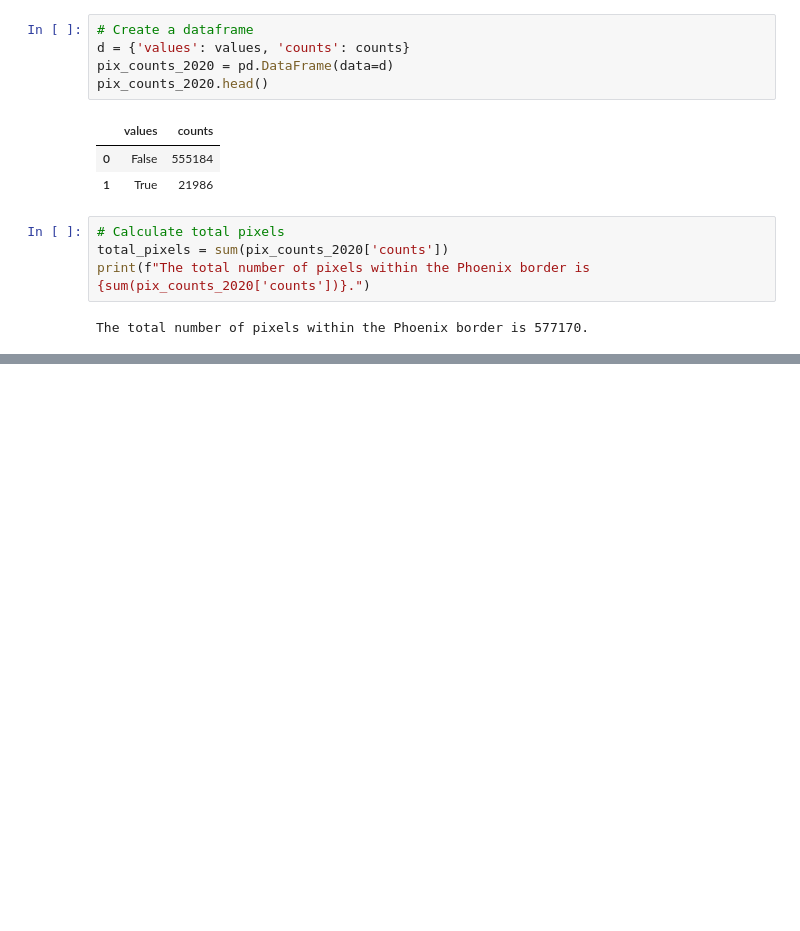
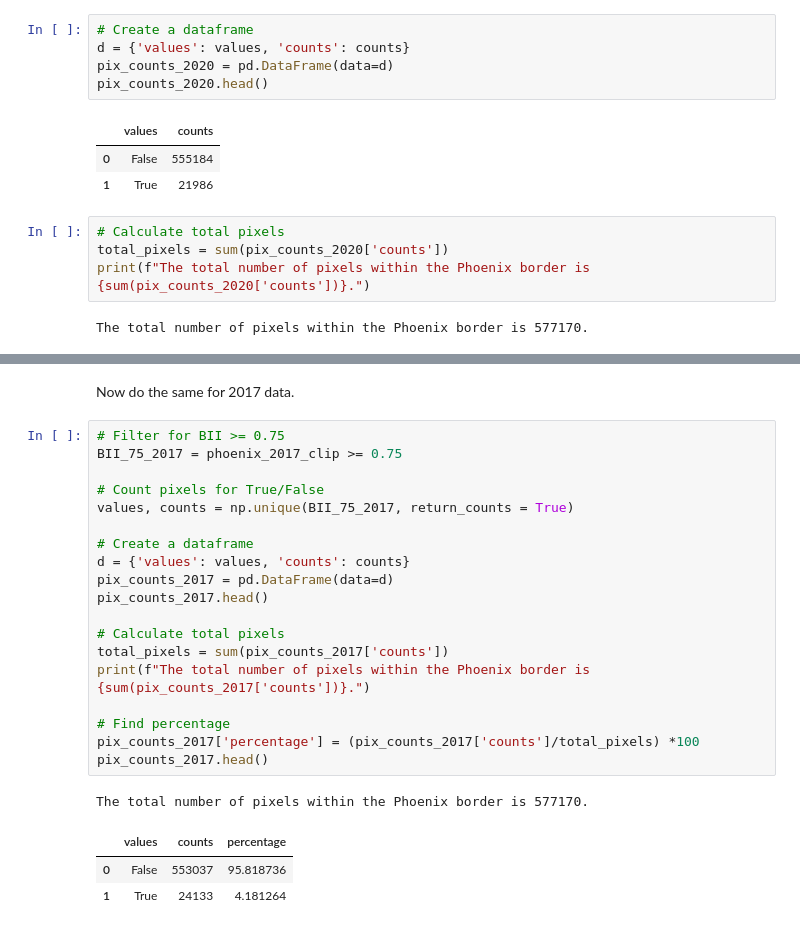
Before and after one commit to ceh58/biodiversity-phoenix, a Jupyter notebook: biodiversity-phonix.ipynb, the cells around one changed output, grey strips where cells are left out. Cells and saved outputs as stored; diff of their text form; blank space fills up the shorter version.

Commit message:
Find 2017 percentages. Work on map.

```diff
--- a/biodiversity-phonix.ipynb
+++ b/biodiversity-phonix.ipynb
@@ -268,4 +267,30 @@ pix_counts_2020.head()
 |  | values | counts | percentage |
 | 0 | False | 555184 | 96.190724 |
 | 1 | True | 21986 | 3.809276 |
+# %% [markdown]
+Now do the same for 2017 data.
+# %%
+# Filter for BII >= 0.75
+BII_75_2017 = phoenix_2017_clip >= 0.75
+
+# Count pixels for True/False
+values, counts = np.unique(BII_75_2017, return_counts = True)
+
+# Create a dataframe
+d = {'values': values, 'counts': counts}
+pix_counts_2017 = pd.DataFrame(data=d)
+pix_counts_2017.head()
+
+# Calculate total pixels
+total_pixels = sum(pix_counts_2017['counts'])
+print(f"The total number of pixels within the Phoenix border is {sum(pix_counts_2017['counts'])}.")
+
+# Find percentage
+pix_counts_2017['percentage'] = (pix_counts_2017['counts']/total_pixels) *100
+pix_counts_2017.head()
+# %% [output]
+The total number of pixels within the Phoenix border is 577170.
+|  | values | counts | percentage |
+| 0 | False | 553037 | 95.818736 |
+| 1 | True | 24133 | 4.181264 |
 # %%
```
Also changed, not shown: parts of 2 cells of this notebook.
